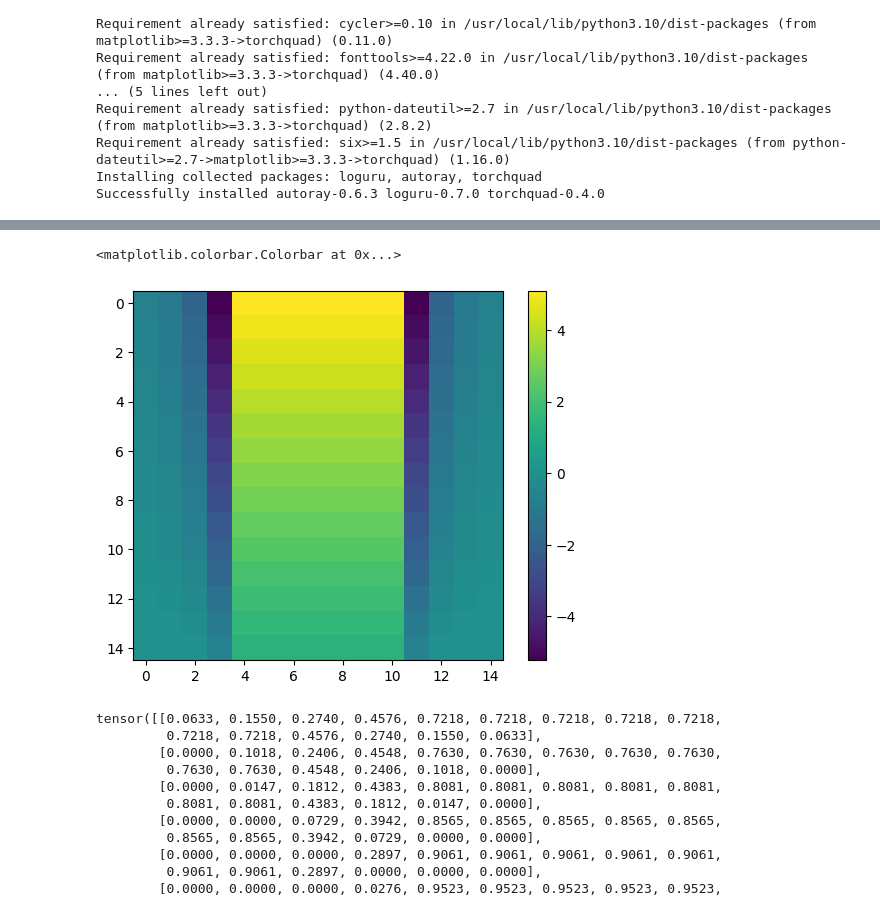
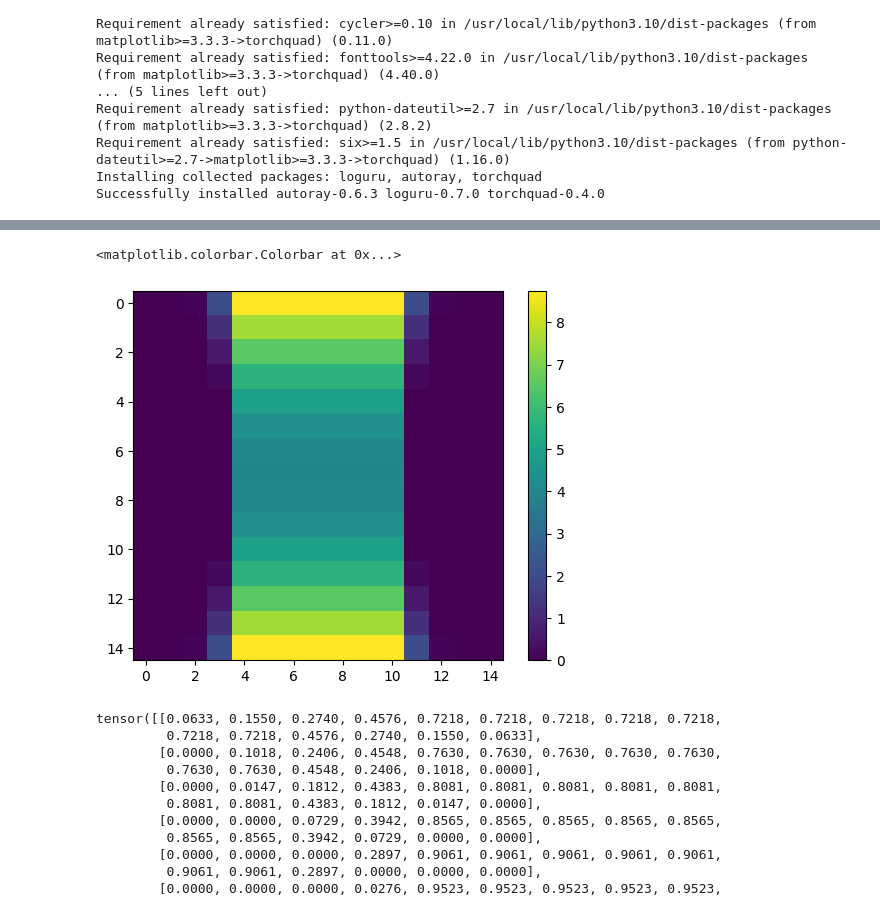
Before and after one commit to Junang-Wang/Top-invar-DL, a Jupyter notebook: Graphene_SS_Note.ipynb, the cells around one changed output, grey strips where cells are left out. Cells and saved outputs as stored; diff of their text form; code cells hidden in the pictures.

```diff
--- a/Graphene_SS_Note.ipynb
+++ b/Graphene_SS_Note.ipynb
@@ -184,10 +204,10 @@ tensor(2., device='cpu')
 tensor(0., device='cpu')
 # %%
-plt.imshow(D_total[1,2])
+plt.imshow(D_total[1,5])
 plt.colorbar()
 # %% [output]
 <matplotlib.colorbar.Colorbar at 0x...>
-[figure, old version]
+[figure, new version]
 # %%
 D_total[1,5]
 # %% [output]
```
Also changed, not shown: parts of 19 cells of this notebook, 8 other files.
